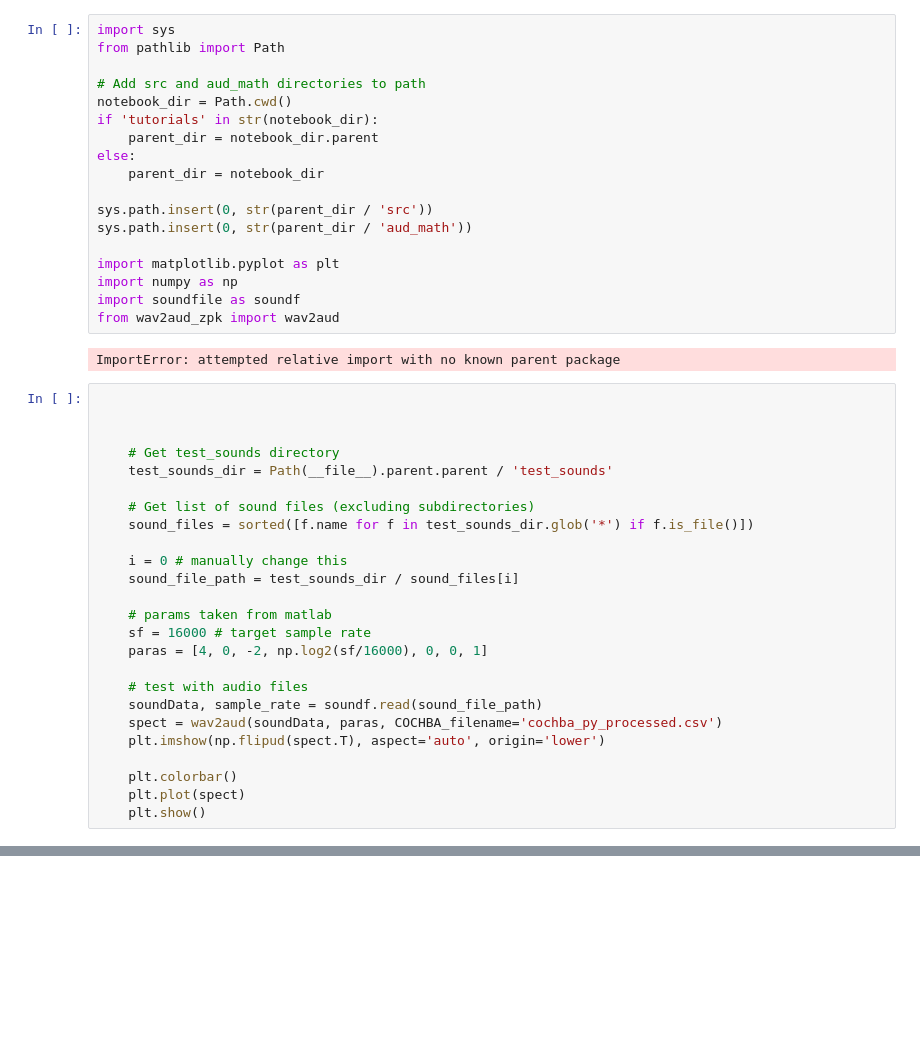
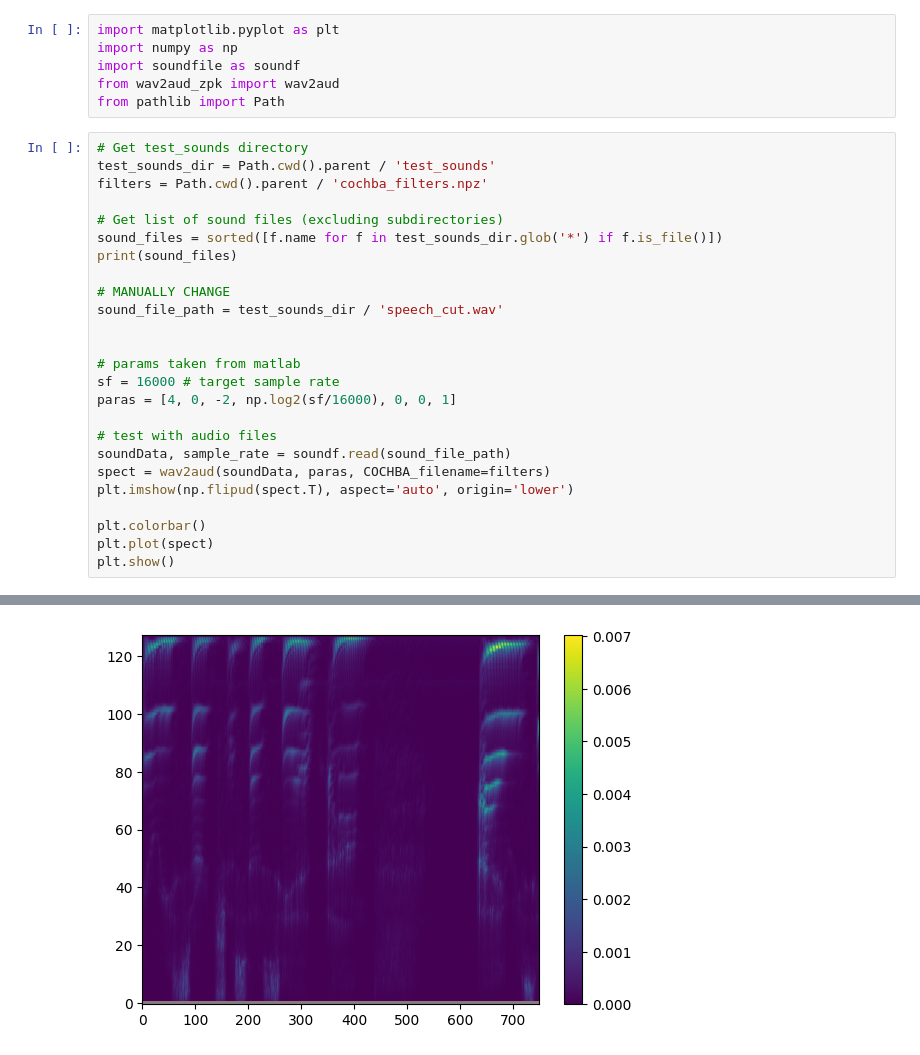
Before and after one commit to ninocapipoca/NSLAudioToolbox, a Jupyter notebook: tutorials/tutorial1.ipynb, the cells around one changed output, grey strips where cells are left out. Drawn from its saved outputs; the diff is of its cells as text; blank space fills up the shorter version.

```diff
--- a/tutorials/tutorial1.ipynb
+++ b/tutorials/tutorial1.ipynb
@@ -1,45 +1,32 @@
 # %%
-import sys
-from pathlib import Path
-
-# Add src and aud_math directories to path
-notebook_dir = Path.cwd()
-if 'tutorials' in str(notebook_dir):
-    parent_dir = notebook_dir.parent
-else:
-    parent_dir = notebook_dir
-
-sys.path.insert(0, str(parent_dir / 'src'))
-sys.path.insert(0, str(parent_dir / 'aud_math'))
-
 import matplotlib.pyplot as plt
 import numpy as np
 import soundfile as soundf
 from wav2aud_zpk import wav2aud
+from pathlib import Path
-# %% [output]
-ImportError: attempted relative import with no known parent package
 # %%
+# Get test_sounds directory
+test_sounds_dir = Path.cwd().parent / 'test_sounds'
+filters = Path.cwd().parent / 'cochba_filters.npz'
+
+# Get list of sound files (excluding subdirectories)
+sound_files = sorted([f.name for f in test_sounds_dir.glob('*') if f.is_file()])
+print(sound_files)
+
+# MANUALLY CHANGE
+sound_file_path = test_sounds_dir / 'speech_cut.wav'
 
 
+# params taken from matlab
+sf = 16000 # target sample rate
+paras = [4, 0, -2, np.log2(sf/16000), 0, 0, 1]
 
-    # Get test_sounds directory
-    test_sounds_dir = Path(__file__).parent.parent / 'test_sounds'
+# test with audio files
+soundData, sample_rate = soundf.read(sound_file_path)
+spect = wav2aud(soundData, paras, COCHBA_filename=filters)
+plt.imshow(np.flipud(spect.T), aspect='auto', origin='lower')
 
-    # Get list of sound files (excluding subdirectories)
-    sound_files = sorted([f.name for f in test_sounds_dir.glob('*') if f.is_file()])
-
-    i = 0 # manually change this
-    sound_file_path = test_sounds_dir / sound_files[i]
-
-    # params taken from matlab
-    sf = 16000 # target sample rate
-    paras = [4, 0, -2, np.log2(sf/16000), 0, 0, 1]
-
-    # test with audio files
-    soundData, sample_rate = soundf.read(sound_file_path)
-    spect = wav2aud(soundData, paras, COCHBA_filename='cochba_py_processed.csv')
-    plt.imshow(np.flipud(spect.T), aspect='auto', origin='lower')
-
-    plt.colorbar()
-    plt.plot(spect)
-    plt.show()
+plt.colorbar()
+plt.plot(spect)
+plt.show()
+# %% [output]
@@ -45,0 +50 @@ ImportError: attempted relative import with no known parent package
+[figure, added]
```
Also changed, not shown: parts of 1 cell of this notebook, 3 other files.
